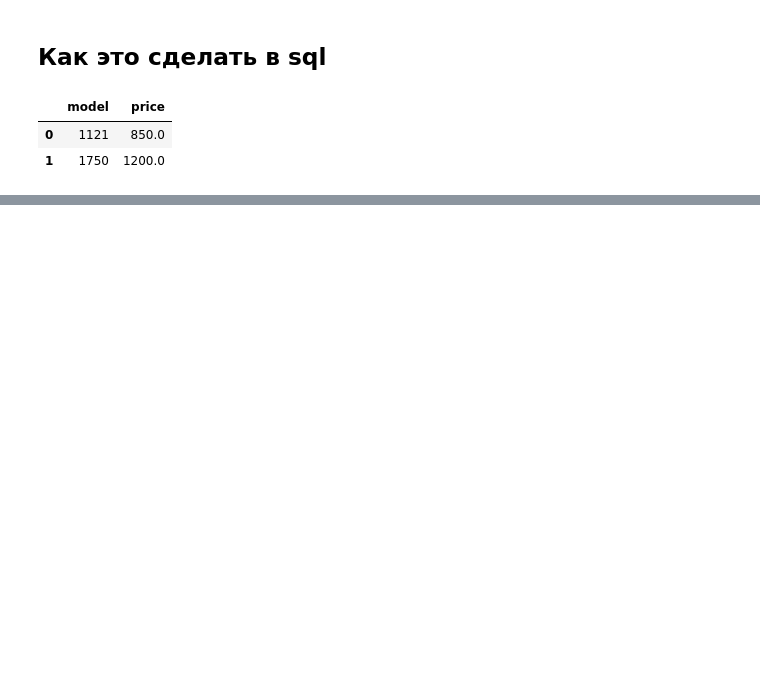
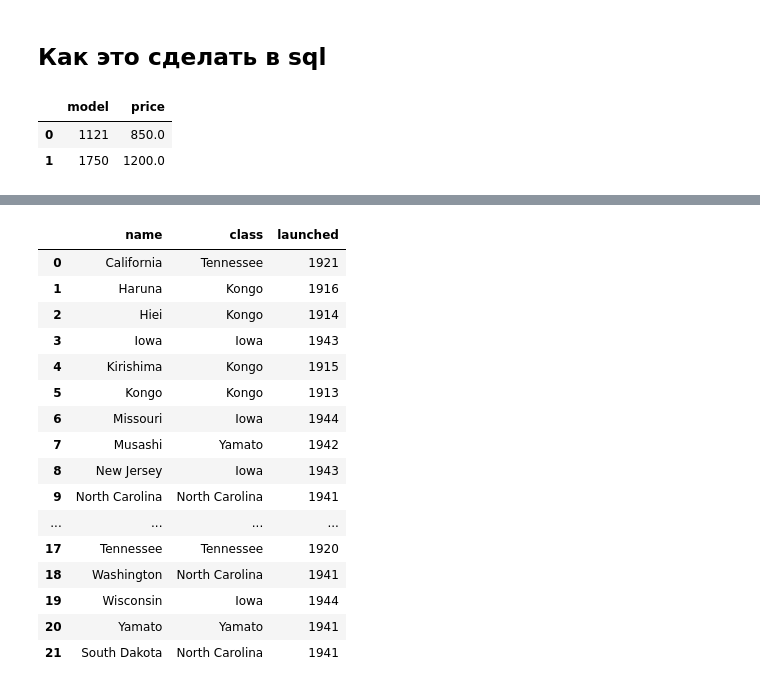
Before and after one commit to AleksTurov/Data-Science, a Jupyter notebook: sql-ex/sqlex_postgres_in_colab.ipynb, the cells around one changed output, grey strips where cells are left out. Drawn from its saved outputs; the diff is of its cells as text; code cells hidden in the pictures; blank space fills up the shorter version.

```diff
--- a/sql-ex/sqlex_postgres_in_colab.ipynb
+++ b/sql-ex/sqlex_postgres_in_colab.ipynb
@@ -494,0 +731,25 @@ select(sql)
+# %%
+sql = '''select *
+from Ships
+'''
+# %%
+df2 = select(sql)
+df2
+# %% [output]
+|  | name | class | launched |
+| 0 | California | Tennessee | 1921 |
+| 1 | Haruna | Kongo | 1916 |
+| 2 | Hiei | Kongo | 1914 |
+| 3 | Iowa | Iowa | 1943 |
+| 4 | Kirishima | Kongo | 1915 |
+| 5 | Kongo | Kongo | 1913 |
+| 6 | Missouri | Iowa | 1944 |
+| 7 | Musashi | Yamato | 1942 |
+| 8 | New Jersey | Iowa | 1943 |
+| 9 | North Carolina | North Carolina | 1941 |
+| ... | ... | ... | ... |
+| 17 | Tennessee | Tennessee | 1920 |
+| 18 | Washington | North Carolina | 1941 |
+| 19 | Wisconsin | Iowa | 1944 |
+| 20 | Yamato | Yamato | 1941 |
+| 21 | South Dakota | North Carolina | 1941 |
```
Also changed, not shown: parts of 80 cells of this notebook.
